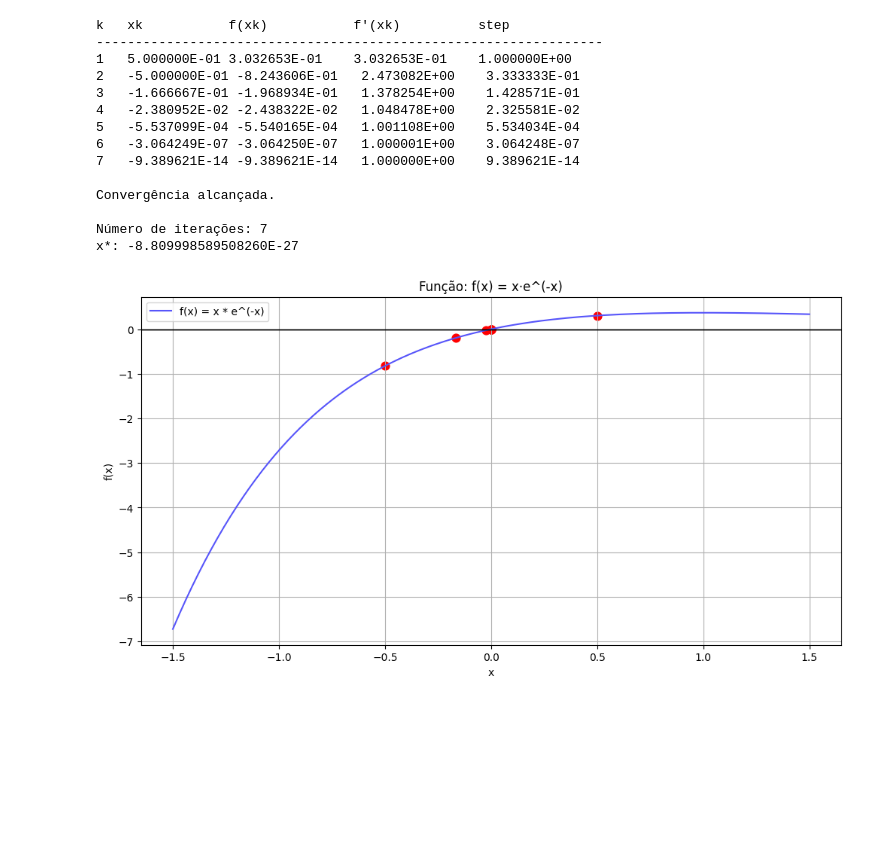
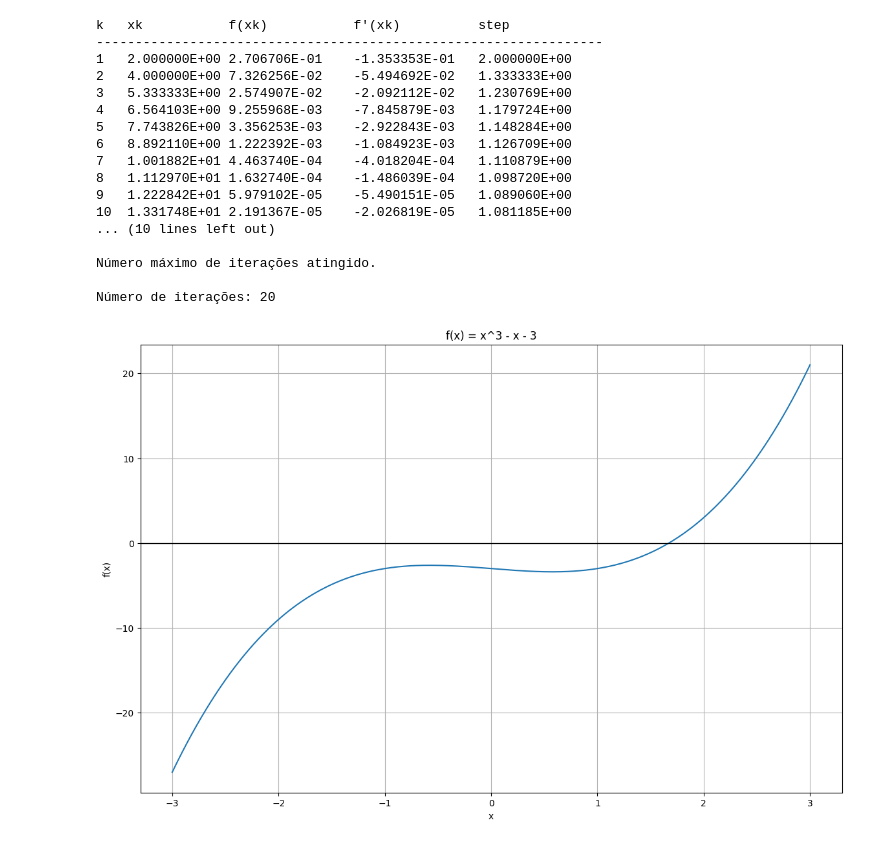
Before and after one commit to Adnerb7/CN_P1, a Jupyter notebook: Exercicio1.ipynb, the cells around one changed output. Cells and saved outputs as stored; diff of their text form; code cells hidden in the pictures; blank space fills up the shorter version.

```diff
--- a/Exercicio1.ipynb
+++ b/Exercicio1.ipynb
@@ -68,40 +103,45 @@ def df(x):
+# %%
+#Chamando a função para x0 = 2
+x0 = 2
+x_final, xk_list, fxk_list = metodo_newton(f, df, x0, t, maxit)
+# %% [output]
+k   xk           f(xk)           f'(xk)          step
+-----------------------------------------------------------------
+1   2.000000E+00 2.706706E-01    -1.353353E-01   2.000000E+00
+2   4.000000E+00 7.326256E-02    -5.494692E-02   1.333333E+00
+3   5.333333E+00 2.574907E-02    -2.092112E-02   1.230769E+00
+4   6.564103E+00 9.255968E-03    -7.845879E-03   1.179724E+00
+5   7.743826E+00 3.356253E-03    -2.922843E-03   1.148284E+00
+6   8.892110E+00 1.222392E-03    -1.084923E-03   1.126709E+00
+7   1.001882E+01 4.463740E-04    -4.018204E-04   1.110879E+00
+8   1.112970E+01 1.632740E-04    -1.486039E-04   1.098720E+00
+9   1.222842E+01 5.979102E-05    -5.490151E-05   1.089060E+00
+10  1.331748E+01 2.191367E-05    -2.026819E-05   1.081185E+00
+... (10 lines left out)
+
+Número máximo de iterações atingido.
+
+Número de iterações: 20
 # %%
-#Chamando a função para x0 = 0.5
-x0 = 0.5
+#FUNÇÃO 2: f(x) = x^3 - x - 3, x0 = 0.57, x0 = 0.62
 
-x_final, xk_list, fxk_list = metodo_newton(f, df, x0, t, maxit)
+def f(x):
+    return x**3 - x - 3
+
+def df(x):
+    return 3*x**2 - 1
 
 plt.style.use('default')
 
-valor_x = np.linspace(-1.5, 1.5, 200)
+valor_x = np.linspace(-3, 3, 400)
 valor_y = [f(x) for x in valor_x]
 
-plt.figure(figsize=(12, 6))
-plt.plot(valor_x, valor_y, color='#5755FA', label='f(x) = x * e^(-x)')
+plt.figure(figsize=(14, 9))
+plt.plot(valor_x, valor_y)
 plt.axhline(0, color='black', linewidth=1)
-plt.scatter(xk_list, fxk_list, color='red', s=60)
-plt.axhline(0, color='black', linewidth=1)
-
 plt.xlabel('x')
 plt.ylabel('f(x)')
-plt.title('Função: f(x) = x·e^(-x)')
+plt.title('f(x) = x^3 - x - 3')
 plt.grid(True)
-plt.legend()
-plt.ticklabel_format(style='plain')
-plt.show()
 # %% [output]
-k   xk           f(xk)           f'(xk)          step
------------------------------------------------------------------
-1   5.000000E-01 3.032653E-01    3.032653E-01    1.000000E+00
-2   -5.000000E-01 -8.243606E-01   2.473082E+00    3.333333E-01
-3   -1.666667E-01 -1.968934E-01   1.378254E+00    1.428571E-01
-4   -2.380952E-02 -2.438322E-02   1.048478E+00    2.325581E-02
-5   -5.537099E-04 -5.540165E-04   1.001108E+00    5.534034E-04
-6   -3.064249E-07 -3.064250E-07   1.000001E+00    3.064248E-07
-7   -9.389621E-14 -9.389621E-14   1.000000E+00    9.389621E-14
-
-Convergência alcançada.
-
-Número de iterações: 7
-x*: -8.809998589508260E-27
-[figure, old version]
+[figure, new version]
```
Also changed, not shown: parts of 15 cells of this notebook.
